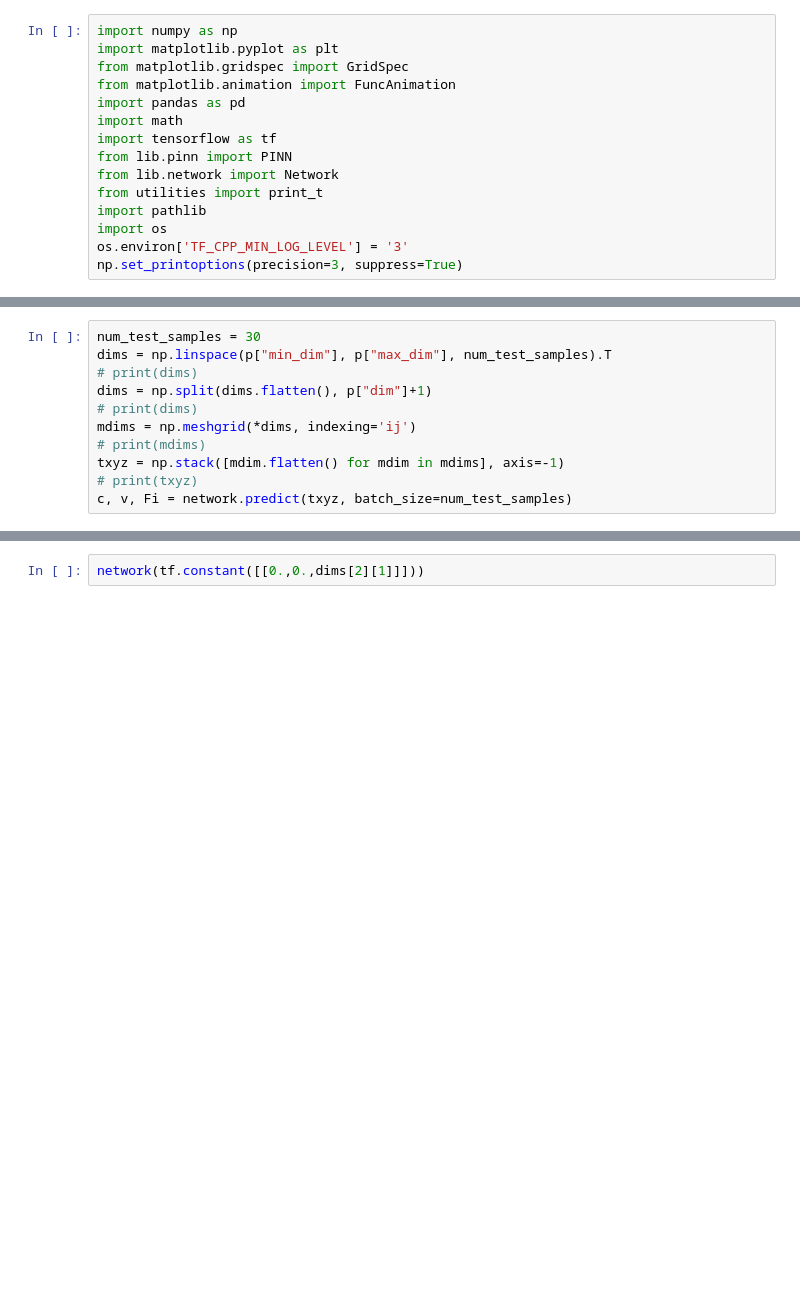
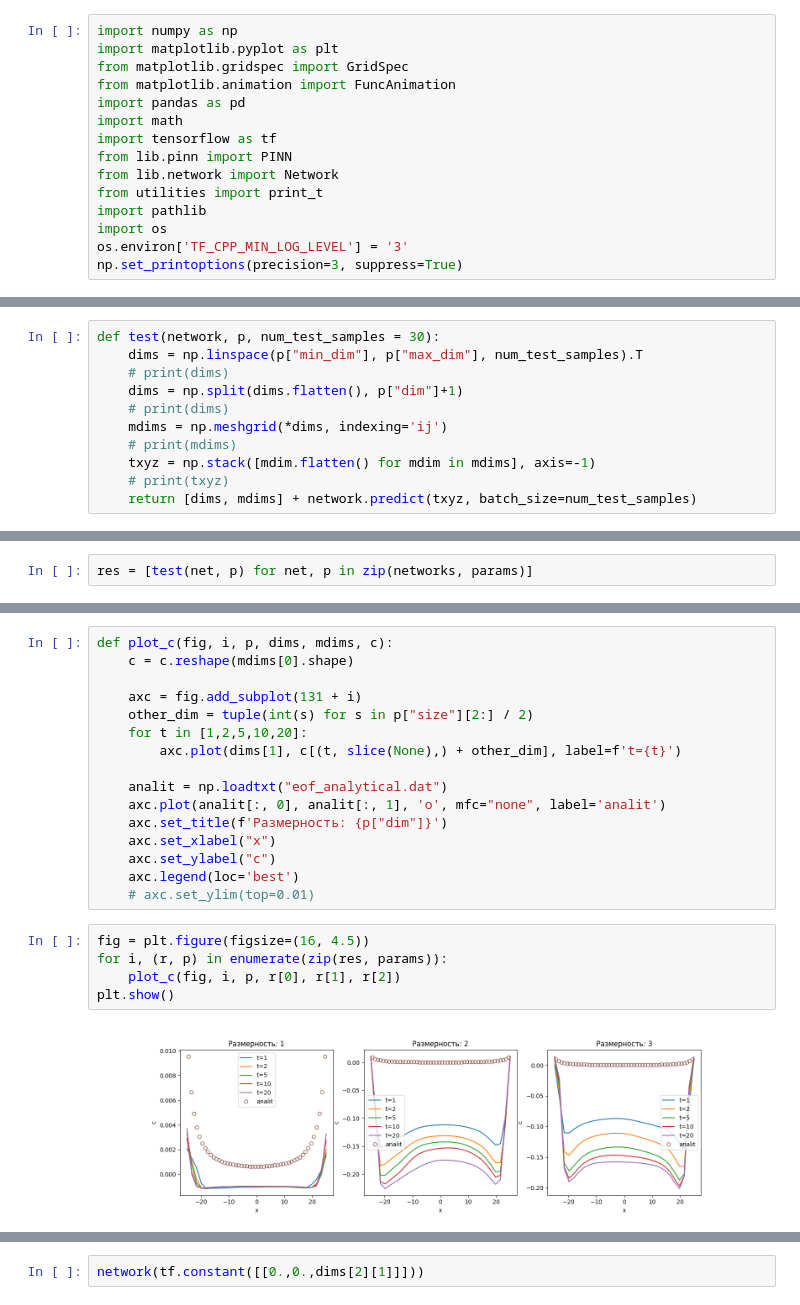
Before and after one commit to kustkust/my_pinn, a Jupyter notebook: main.ipynb, the cells around one changed output, grey strips where cells are left out. Cells and saved outputs as stored; diff of their text form; blank space fills up the shorter version.

```diff
--- a/main.ipynb
+++ b/main.ipynb
@@ -76,11 +141,11 @@ pinn.save_weights("weights.h5")
 # %%
-num_test_samples = 30
-dims = np.linspace(p["min_dim"], p["max_dim"], num_test_samples).T
-# print(dims)
-dims = np.split(dims.flatten(), p["dim"]+1)
-# print(dims)
-mdims = np.meshgrid(*dims, indexing='ij')
-# print(mdims)
-txyz = np.stack([mdim.flatten() for mdim in mdims], axis=-1)
-# print(txyz)
-c, v, Fi = network.predict(txyz, batch_size=num_test_samples)
+def test(network, p, num_test_samples = 30):
+    dims = np.linspace(p["min_dim"], p["max_dim"], num_test_samples).T
+    # print(dims)
+    dims = np.split(dims.flatten(), p["dim"]+1)
+    # print(dims)
+    mdims = np.meshgrid(*dims, indexing='ij')
+    # print(mdims)
+    txyz = np.stack([mdim.flatten() for mdim in mdims], axis=-1)
+    # print(txyz)
+    return [dims, mdims] + network.predict(txyz, batch_size=num_test_samples)
@@ -91,0 +152,2 @@ np.interp([-24.5, 24.5], Fii[:, 0], Fii[:, 1])
+# %%
+res = [test(net, p) for net, p in zip(networks, params)]
@@ -92,3 +158,26 @@ np.interp([-24.5, 24.5], Fii[:, 0], Fii[:, 1])
+# %%
+def plot_c(fig, i, p, dims, mdims, c):
+    c = c.reshape(mdims[0].shape)
+
+    axc = fig.add_subplot(131 + i)
+    other_dim = tuple(int(s) for s in p["size"][2:] / 2)
+    for t in [1,2,5,10,20]:
+        axc.plot(dims[1], c[(t, slice(None),) + other_dim], label=f't={t}')
+
+    analit = np.loadtxt("eof_analytical.dat")
+    axc.plot(analit[:, 0], analit[:, 1], 'o', mfc="none", label='analit')
+    axc.set_title(f'Размерность: {p["dim"]}')
+    axc.set_xlabel("x")
+    axc.set_ylabel("c")
+    axc.legend(loc='best')
+    # axc.set_ylim(top=0.01)
+# %%
+fig = plt.figure(figsize=(16, 4.5))
+for i, (r, p) in enumerate(zip(res, params)):
+    plot_c(fig, i, p, r[0], r[1], r[2])
+plt.show()
+# %% [output]
+[figure, added]
 # %%
 c = c.reshape(mdims[0].shape)
 time_t = 20
```
Also changed, not shown: parts of 24 cells of this notebook, 38 other files.
